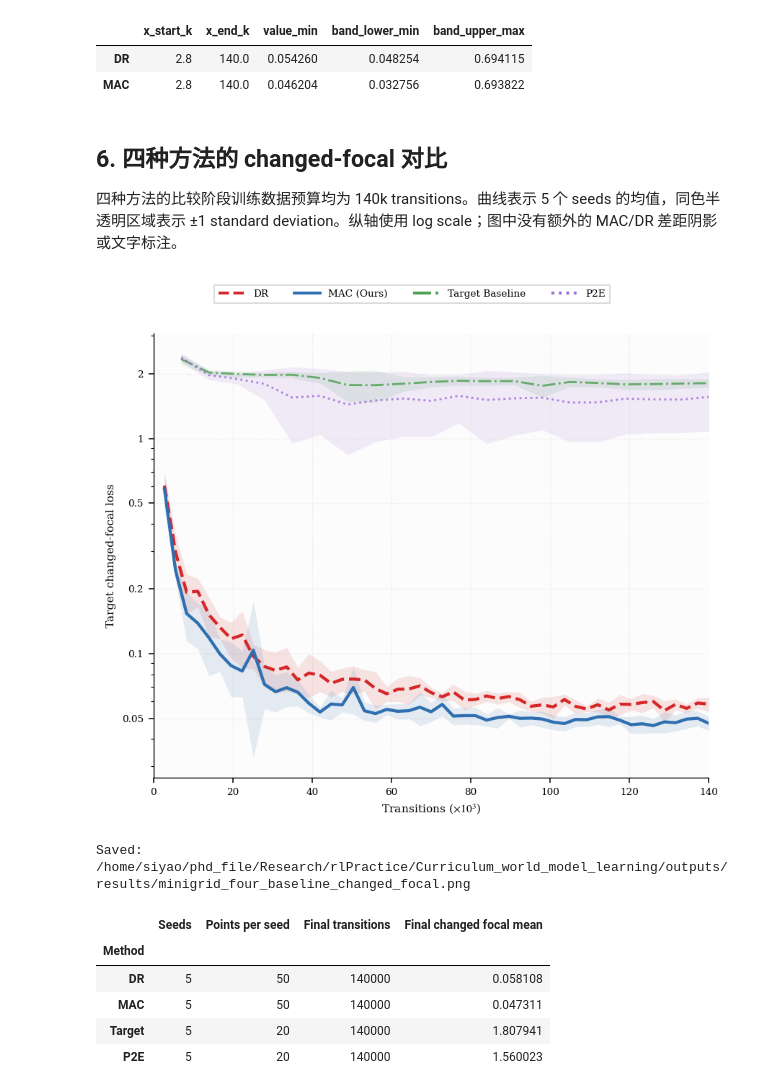
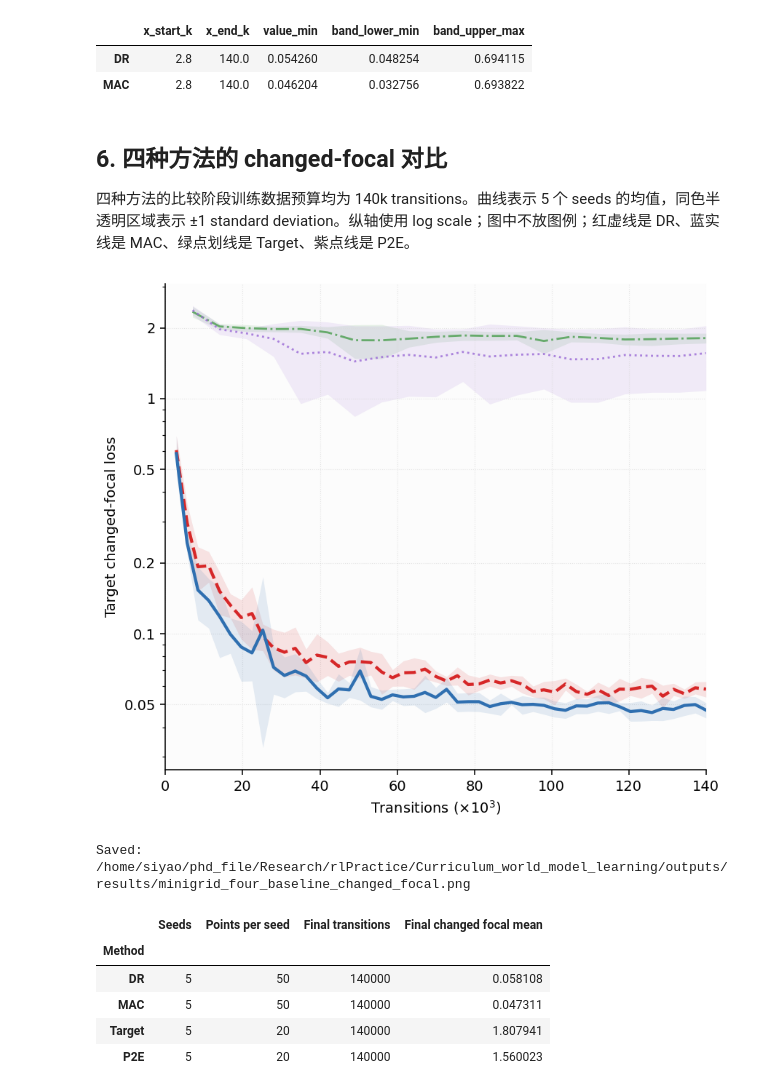
Before and after one commit to Sveali41/curriculum_world_model_learning, a Jupyter notebook: outputs/jupyter/plot_seed_comparison.ipynb, the cells around one changed output. Drawn from its saved outputs; the diff is of its cells as text; code cells hidden in the pictures.

```diff
--- a/outputs/jupyter/plot_seed_comparison.ipynb
+++ b/outputs/jupyter/plot_seed_comparison.ipynb
@@ -33,7 +33,7 @@ MAC_REL = Path('outputs/results/mac/minigrid_ued_results_mask5_focal_reservoir_s
 P2E_REL = Path('outputs/results/minigrid_target_p2e_focal_140k/p2e/p2e_baseline_minigrid_mask5_n7000_m1_summary.csv')
 TARGET_BASELINE_REL = Path('outputs/results/minigrid_target_p2e_focal_140k/target/target_baseline_minigrid_mask5.csv')
 POLICY_REL = Path('outputs/results/dr_policy_target_eval/policy_target_summary.csv')
-REQUIRED_RESULTS = (DR_REL, MAC_REL, P2E_REL, TARGET_BASELINE_REL, POLICY_REL)
+REQUIRED_RESULTS = (DR_REL, MAC_REL, P2E_REL, TARGET_BASELINE_REL)
 REPO_ROOT = next((p for p in [Path.cwd(), *Path.cwd().parents]
                    if all((p / rel).is_file() for rel in REQUIRED_RESULTS)), None)
 if REPO_ROOT is None:
@@ -704,7 +704,7 @@ Saved: /home/siyao/phd_file/Research/rlPractice/Curriculum_world_model_learning/
 # %% [markdown]
 ## 6. 四种方法的 changed-focal 对比
 
-四种方法的比较阶段训练数据预算均为 140k transitions。曲线表示 5 个 seeds 的均值，同色半透明区域表示 ±1 standard deviation。纵轴使用 log scale；图中没有额外的 MAC/DR 差距阴影或文字标注。
+四种方法的比较阶段训练数据预算均为 140k transitions。曲线表示 5 个 seeds 的均值，同色半透明区域表示 ±1 standard deviation。纵轴使用 log scale；图中不放图例；红虚线是 DR、蓝实线是 MAC、绿点划线是 Target、紫点线是 P2E。
 # %%
 CHANGED_FOCAL_METRIC = 'target_val_changed_focal_loss'
 
@@ -778,11 +778,7 @@ focal_diagnostics['Cumulative_Transitions_K'] = (
     focal_diagnostics['Cumulative_Transitions'] / 1000.0
 )
 
-from matplotlib.lines import Line2D
-
-fig, ax = plt.subplots(figsize=(6.2, 5.4), dpi=140)
-legend_handles = []
-
+fig, ax = plt.subplots(figsize=(7.0, 5.2), dpi=140)
 for spec in FOCAL_METHOD_SPECS:
     method = spec['method']
     method_df = focal_diagnostics[focal_diagnostics['Method'] == method]
@@ -798,10 +794,6 @@ for spec in FOCAL_METHOD_SPECS:
     band_min = np.maximum(mean - std, positive_floor)
     band_max = mean + std
     is_focus_method = method in {'DR', 'MAC'}
-    display_label = {
-        'MAC': 'MAC (Ours)',
-        'Target': 'Target Baseline',
-    }.get(method, method)
 
     ax.plot(
         x, mean, color=spec['color'], linestyle=spec['linestyle'],
@@ -814,51 +806,44 @@ for spec in FOCAL_METHOD_SPECS:
         color=spec['color'], alpha=0.12, linewidth=0,
         zorder=3 if is_focus_method else 1,
     )
-    legend_handles.append(Line2D(
-        [0], [0], color=spec['color'], linestyle=spec['linestyle'],
-        linewidth=2.0, label=display_label,
-    ))
 
 ax.set_yscale('log')
 ax.set_xlim(0, 140)
 ax.set_xticks(np.arange(0, 141, 20))
-ax.set_xlabel(r'Transitions ($\times 10^3$)')
-ax.set_ylabel('Target changed-focal loss')
+ax.set_xlabel(r'Transitions ($\times 10^3$)', fontweight='bold')
+ax.set_ylabel('Target changed-focal loss', fontweight='bold')
 ax.yaxis.set_major_locator(plt.matplotlib.ticker.LogLocator(base=10, subs=(1.0, 2.0, 5.0)))
 ax.yaxis.set_major_formatter(plt.matplotlib.ticker.FuncFormatter(lambda value, _: f'{value:g}'))
-ax.grid(True, which='major', color='0.86', linestyle=':', alpha=0.75, linewidth=0.55)
+ax.grid(True, which='major', color='0.86', linestyle=':', alpha=0.20, linewidth=0.55)
 ax.set_facecolor('#FCFCFC')
-ax.spines['top'].set_visible(False)
-ax.spines['right'].set_visible(False)
-fig.legend(
-    handles=legend_handles, loc='upper center', bbox_to_anchor=(0.5, 0.995),
-    ncol=4, frameon=True, fancybox=False, edgecolor='0.82',
-    handlelength=2.7, columnspacing=2.6, borderpad=0.45,
-)
-fig.tight_layout(rect=(0, 0, 1, 0.91), pad=0.6)
+for spine in ax.spines.values():
+    spine.set_visible(True)
+    spine.set_color('0.2')
+    spine.set_linewidth(0.8)
+fig.tight_layout(pad=0.6)
 
 CHANGED_FOCAL_FIG = (
     REPO_ROOT / 'outputs/results/minigrid_four_baseline_changed_focal.png'
 )
-fig.savefig(CHANGED_FOCAL_FIG, dpi=300, bbox_inches='tight')
+fig.savefig(CHANGED_FOCAL_FIG, dpi=300)
 plt.show()
 print('Saved:', CHANGED_FOCAL_FIG)
 
 coverage_rows = []
 for spec in FOCAL_METHOD_SPECS:
     method_df = focal_diagnostics[focal_diagnostics['Method'] == spec['method']]
     final_rows = (method_df.sort_values(['Seed', 'Cumulative_Transitions'])
                   .groupby('Seed', as_index=False).tail(1))
     coverage_rows.append({
         'Method': spec['method'],
         'Seeds': int(method_df['Seed'].nunique()),
         'Points per seed': int(method_df.groupby('Seed').size().min()),
         'Final transitions': int(method_df.groupby('Seed')['Cumulative_Transitions'].max().min()),
         'Final changed focal mean': float(final_rows[CHANGED_FOCAL_METRIC].mean()),
     })
 display(pd.DataFrame(coverage_rows).set_index('Method'))
 # %% [output]
-[figure, old version]
+[figure, new version]
 Saved: /home/siyao/phd_file/Research/rlPractice/Curriculum_world_model_learning/outputs/results/minigrid_four_baseline_changed_focal.png
 |  | Seeds | Points per seed | Final transitions | Final changed focal mean |
 | Method |  |  |  |  |
```
Also changed, not shown: parts of 3 cells of this notebook, 9 other files.
